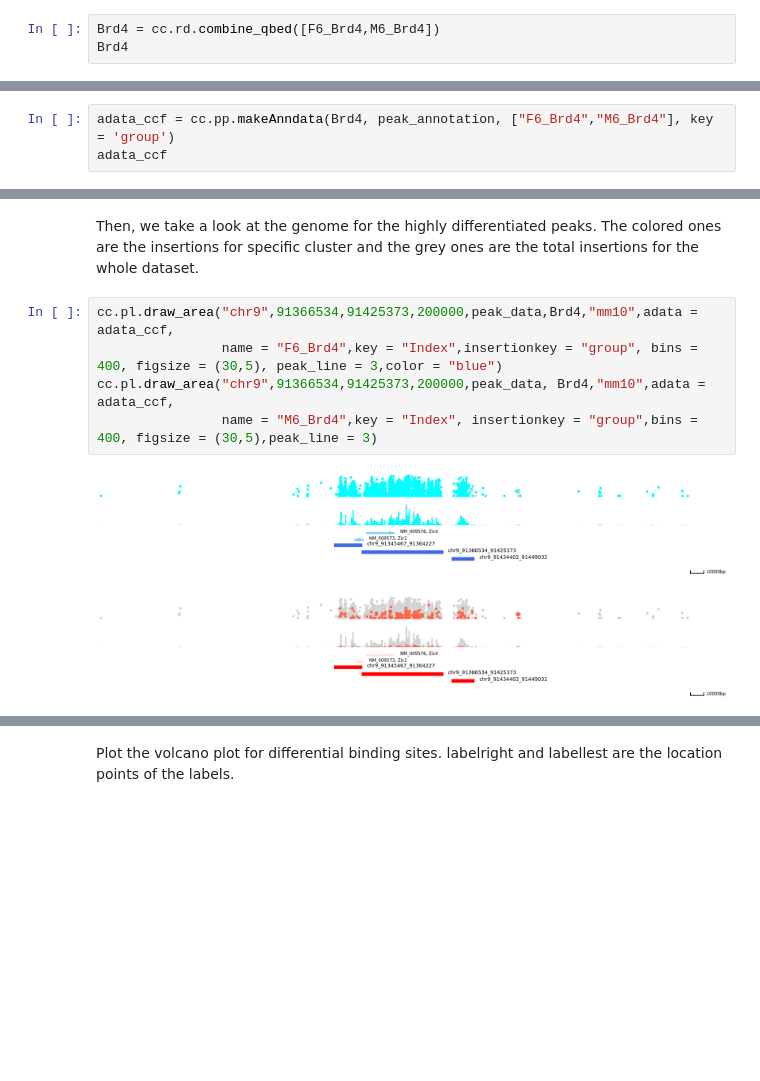
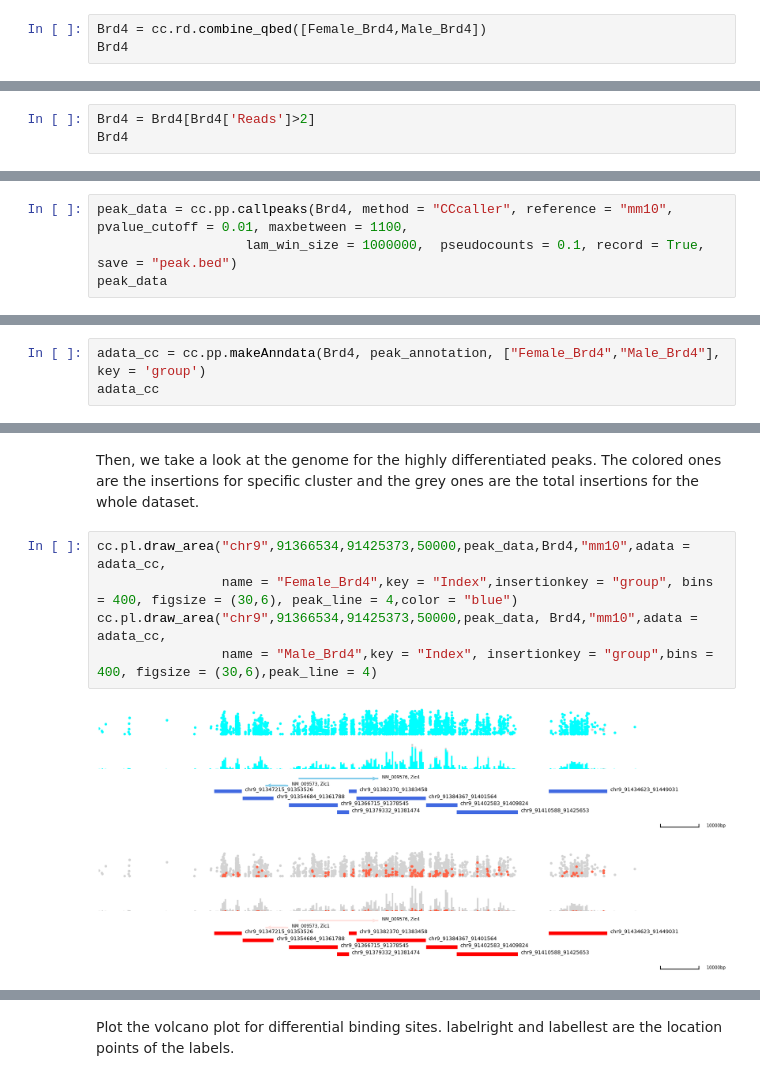
Before and after one commit to The-Mitra-Lab/pycallingcards, a Jupyter notebook: docs/tutorials/notebooks/Brd4_bulk.ipynb, the cells around one changed output, grey strips where cells are left out. Drawn from its saved outputs; the diff is of its cells as text; blank space fills up the shorter version.

```diff
--- a/docs/tutorials/notebooks/Brd4_bulk.ipynb
+++ b/docs/tutorials/notebooks/Brd4_bulk.ipynb
@@ -52,7 +52,7 @@ M6_Brd4
 # %% [markdown]
 Combine the two data to call peaks together.
 # %%
-Brd4 = cc.rd.combine_qbed([F6_Brd4,M6_Brd4])
+Brd4 = cc.rd.combine_qbed([Female_Brd4,Male_Brd4])
 Brd4
 # %% [output]
 |  | Chr | Start | End | Reads | Direction | Barcodes | group |
@@ -70,0 +73,3 @@ Brd4
+# %%
+Brd4 = Brd4[Brd4['Reads']>2]
+Brd4
@@ -93,0 +113,4 @@ For the CCcaller method without background, [expdata, reference, pvalue_cutoff,
+# %%
+peak_data = cc.pp.callpeaks(Brd4, method = "CCcaller", reference = "mm10", pvalue_cutoff = 0.01, maxbetween = 1100,
+                   lam_win_size = 1000000,  pseudocounts = 0.1, record = True, save = "peak.bed")
+peak_data
@@ -165,4 +203,4 @@ Use ccf data, peak data and barcode data to make a cell by peak [Anndata](https:
 # %%
-adata_ccf = cc.pp.makeAnndata(Brd4, peak_annotation, ["F6_Brd4","M6_Brd4"], key = 'group')
-adata_ccf
+adata_cc = cc.pp.makeAnndata(Brd4, peak_annotation, ["Female_Brd4","Male_Brd4"], key = 'group')
+adata_cc
 # %% [output]
@@ -194,11 +232,11 @@ cc.pl.rank_peak_groups(adata_ccf, key = 'fisher_exact', rankby = 'pvalues')
 # %% [markdown]
 Then, we take a look at the genome for the highly differentiated peaks. The colored ones are the insertions for specific cluster and the grey ones are the total insertions for the whole dataset.
 # %%
-cc.pl.draw_area("chr9",91366534,91425373,200000,peak_data,Brd4,"mm10",adata = adata_ccf,
-                name = "F6_Brd4",key = "Index",insertionkey = "group", bins = 400, figsize = (30,5), peak_line = 3,color = "blue")
-cc.pl.draw_area("chr9",91366534,91425373,200000,peak_data, Brd4,"mm10",adata = adata_ccf,
-                name = "M6_Brd4",key = "Index", insertionkey = "group",bins = 400, figsize = (30,5),peak_line = 3)
+cc.pl.draw_area("chr9",91366534,91425373,50000,peak_data,Brd4,"mm10",adata = adata_cc,
+                name = "Female_Brd4",key = "Index",insertionkey = "group", bins = 400, figsize = (30,6), peak_line = 4,color = "blue")
+cc.pl.draw_area("chr9",91366534,91425373,50000,peak_data, Brd4,"mm10",adata = adata_cc,
+                name = "Male_Brd4",key = "Index", insertionkey = "group",bins = 400, figsize = (30,6),peak_line = 4)
 # %% [output]
-[figure, old version]
+[figure, new version]
-[figure, old version]
+[figure, new version]
 # %%
```
Also changed, not shown: parts of 29 cells of this notebook, 27 other files.
